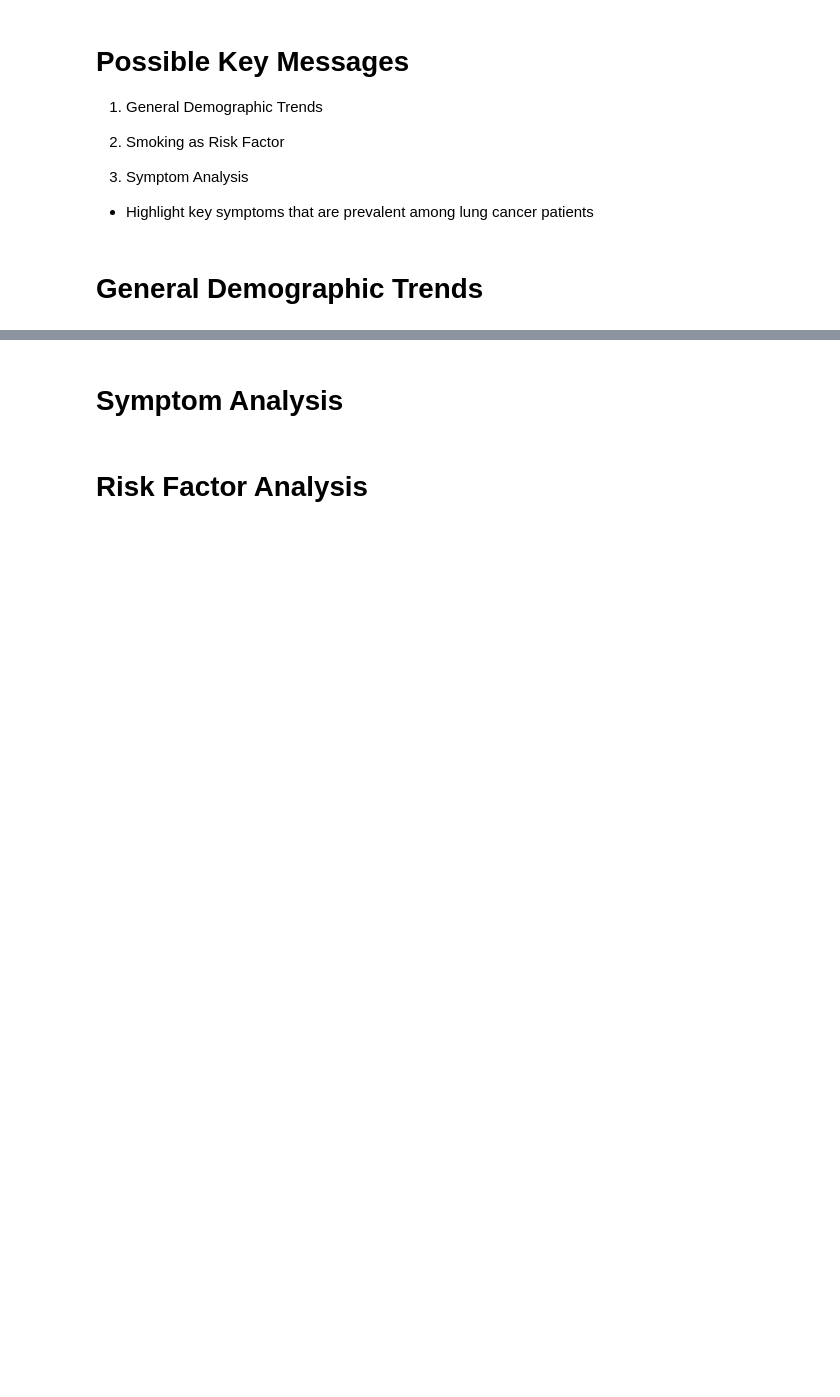
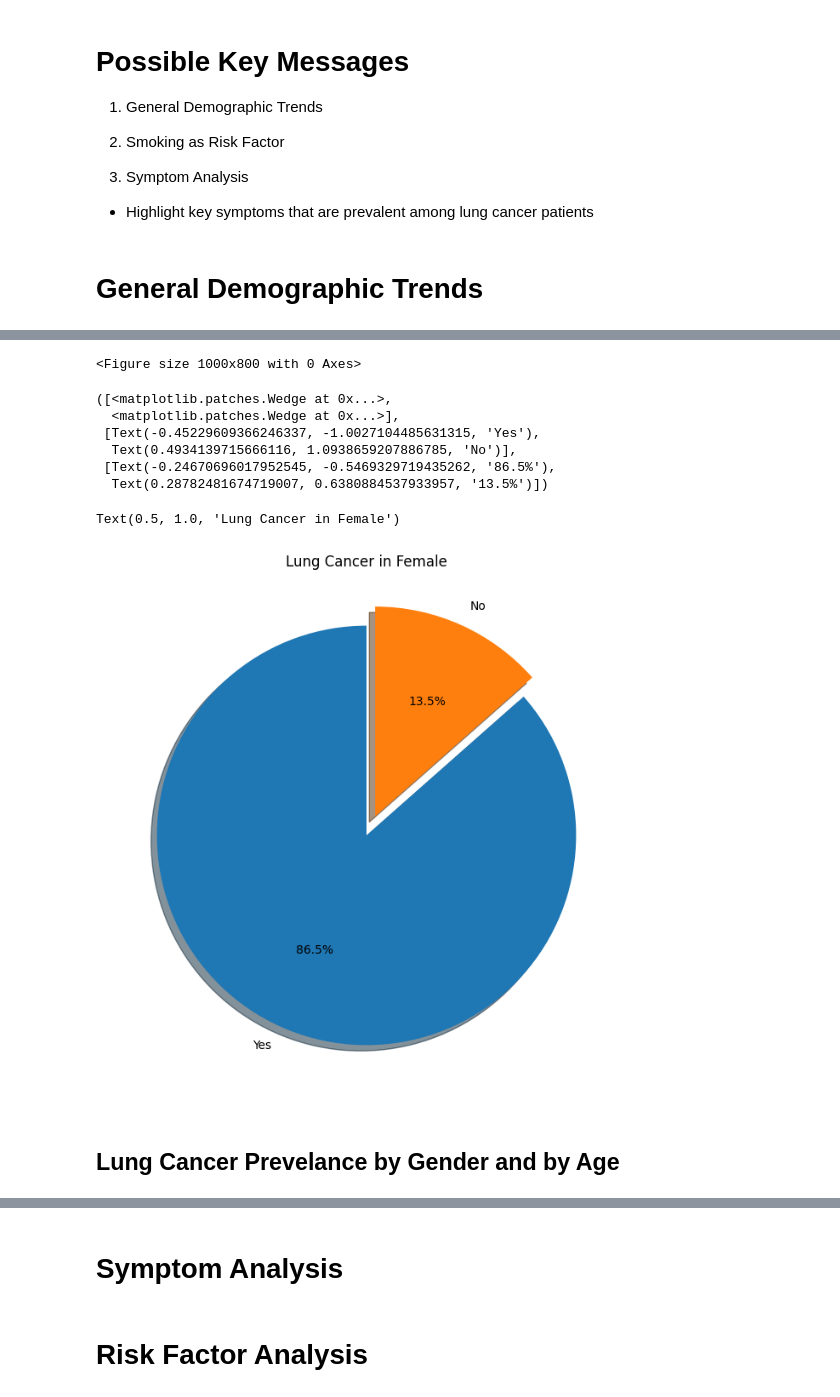
Before and after one commit to mattyapers/DSA312-Lung-Cancer, a Jupyter notebook: LungCancer.ipynb, the cells around one changed output, grey strips where cells are left out. Drawn from its saved outputs; the diff is of its cells as text; code cells hidden in the pictures; blank space fills up the shorter version.

```diff
--- a/LungCancer.ipynb
+++ b/LungCancer.ipynb
@@ -262,0 +225,25 @@ Text(0, 0.5, 'Count')
+# %%
+# Visualization for Female
+plt.figure(figsize=(10,8))
+
+plt.pie(female,
+        labels=['Yes', 'No'],
+        autopct='%1.1f%%',
+        startangle=90,
+        explode=[0,0.1],
+        shadow=True)
+
+plt.title('Lung Cancer in Female')
+plt.show()
+# %% [output]
+<Figure size 1000x800 with 0 Axes>
+([<matplotlib.patches.Wedge at 0x...>,
+  <matplotlib.patches.Wedge at 0x...>],
+ [Text(-0.45229609366246337, -1.0027104485631315, 'Yes'),
+  Text(0.4934139715666116, 1.0938659207886785, 'No')],
+ [Text(-0.24670696017952545, -0.5469329719435262, '86.5%'),
+  Text(0.28782481674719007, 0.6380884537933957, '13.5%')])
+Text(0.5, 1.0, 'Lung Cancer in Female')
+[figure, added]
+# %% [markdown]
+## Lung Cancer Prevelance by Gender and by Age
```
Also changed, not shown: parts of 15 cells of this notebook.
